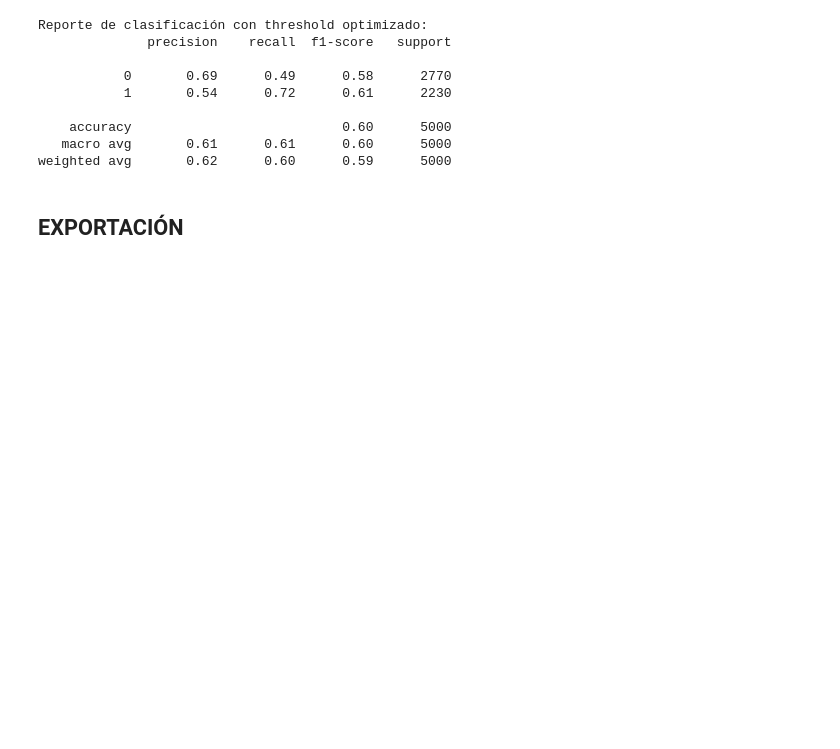
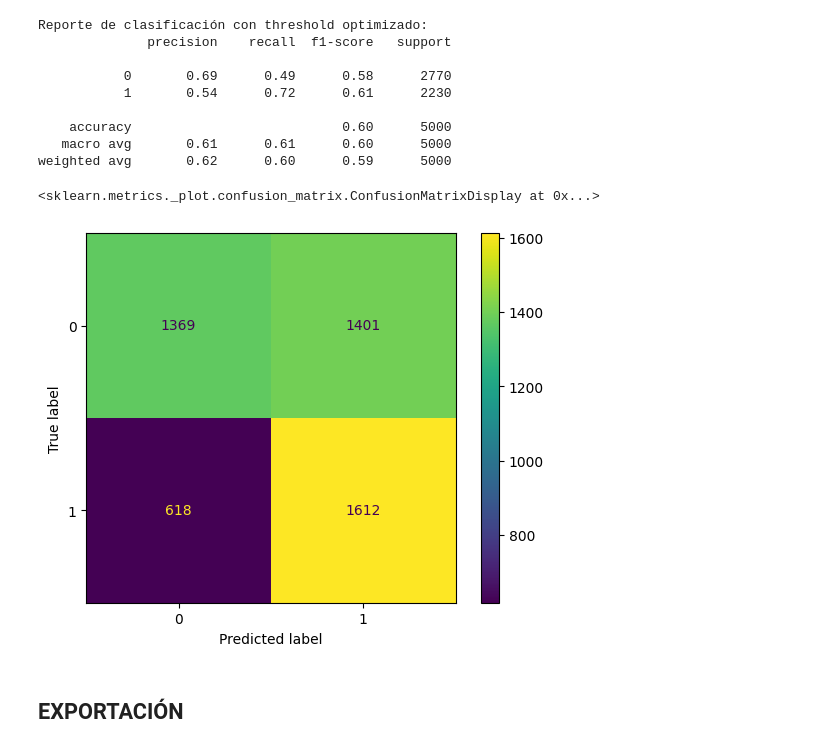
Before and after one commit to Sts87/FlightOnTime, a Jupyter notebook: FlightOnTime_Modelado 2.1.ipynb, the cells around one changed output. Saved outputs shown, nothing was run; the diff lists cells and outputs as text; code cells hidden in the pictures; blank space fills up the shorter version.

Commit message:
feat: add confusion matrix and technical observations documentation

```diff
--- a/FlightOnTime_Modelado 2.1.ipynb
+++ b/FlightOnTime_Modelado 2.1.ipynb
@@ -548,6 +548,12 @@ Reporte de clasificación con threshold optimizado:
     accuracy                           0.60      5000
    macro avg       0.61      0.61      0.60      5000
 weighted avg       0.62      0.60      0.59      5000
+# %%
+# Matriz de confusión
+ConfusionMatrixDisplay.from_predictions(y_test, y_pred_opt)
+# %% [output]
+<sklearn.metrics._plot.confusion_matrix.ConfusionMatrixDisplay at 0x...>
+[figure, added]
 # %% [markdown]
 ## EXPORTACIÓN
 # %%
```
Also changed, not shown: parts of 3 cells of this notebook.
